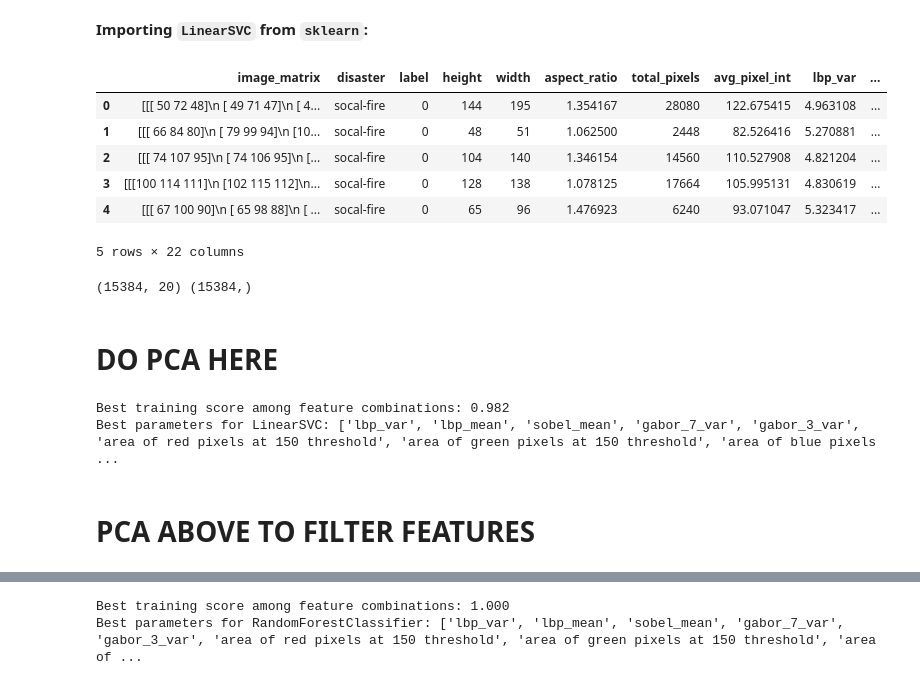
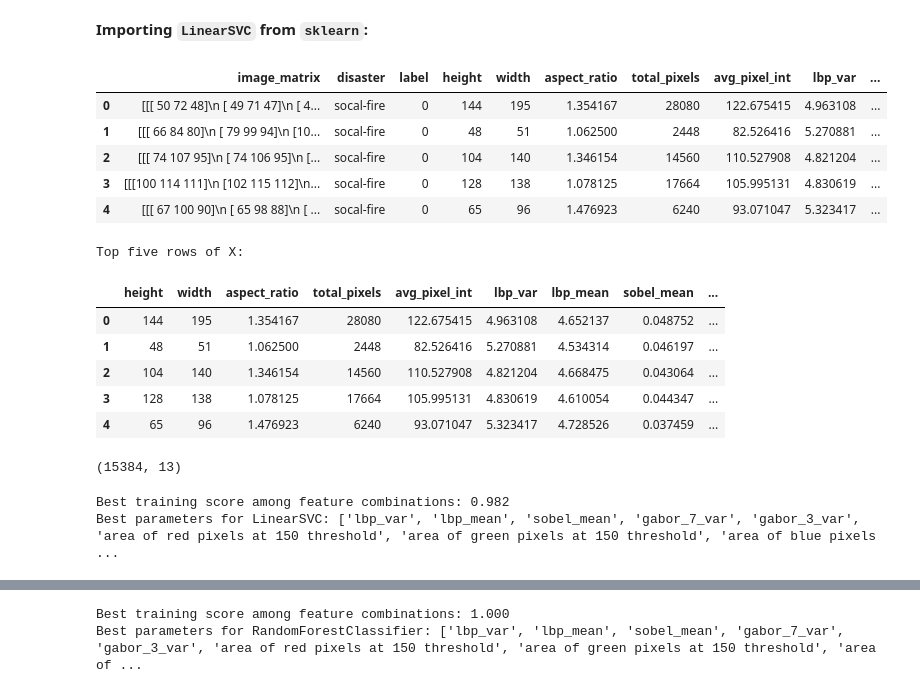
Before and after one commit to saltyjared/natural-disaster-classifier, a Jupyter notebook: 3039556665_3039559824_3039557146/analysis/Data_200_Graduate_Project_Computer_Vision_Task_A.ipynb, the cells around one changed output, grey strips where cells are left out. Drawn from its saved outputs; the diff is of its cells as text; code cells hidden in the pictures.

```diff
--- a/3039556665_3039559824_3039557146/analysis/Data_200_Graduate_Project_Computer_Vision_Task_A.ipynb
+++ b/3039556665_3039559824_3039557146/analysis/Data_200_Graduate_Project_Computer_Vision_Task_A.ipynb
@@ -14,5 +25,6 @@ from sklearn.model_selection import train_test_split
 # %%
 task_A_df = pd.read_csv('../data/task-data/task-A.csv')
+assert(task_A_df.isna().any().all() == False)
 task_A_df.head()
 # %% [output]
 |  | image_matrix | disaster | label | height | width | aspect_ratio | total_pixels | avg_pixel_int | lbp_var | ... |
@@ -21,15 +33,22 @@ task_A_df.head()
 | 2 | [[[ 74 107 95]\n [ 74 106 95]\n [... | socal-fire | 0 | 104 | 140 | 1.346154 | 14560 | 110.527908 | 4.821204 | ... |
 | 3 | [[[100 114 111]\n [102 115 112]\n... | socal-fire | 0 | 128 | 138 | 1.078125 | 17664 | 105.995131 | 4.830619 | ... |
 | 4 | [[[ 67 100 90]\n [ 65 98 88]\n [ ... | socal-fire | 0 | 65 | 96 | 1.476923 | 6240 | 93.071047 | 5.323417 | ... |
-5 rows × 22 columns
 # %%
-X = task_A_df.iloc[:, 2:]
+X = task_A_df.iloc[:, 3:]
 y = task_A_df['disaster'].replace({'midwest-flooding' : 0,
                                  'socal-fire' : 1})
 assert(len(X) == 8380+7004)
 assert(len(y) == 8380+7004)
-print(X.shape, y.shape)
+
+print(f'Top five rows of X:')
+display(X.head())
+print(X.shape)
 # %% [output]
-(15384, 20) (15384,)
+Top five rows of X:
+|  | height | width | aspect_ratio | total_pixels | avg_pixel_int | lbp_var | lbp_mean | sobel_mean | ... |
+| 0 | 144 | 195 | 1.354167 | 28080 | 122.675415 | 4.963108 | 4.652137 | 0.048752 | ... |
+| 1 | 48 | 51 | 1.062500 | 2448 | 82.526416 | 5.270881 | 4.534314 | 0.046197 | ... |
+| 2 | 104 | 140 | 1.346154 | 14560 | 110.527908 | 4.821204 | 4.668475 | 0.043064 | ... |
+| 3 | 128 | 138 | 1.078125 | 17664 | 105.995131 | 4.830619 | 4.610054 | 0.044347 | ... |
+| 4 | 65 | 96 | 1.476923 | 6240 | 93.071047 | 5.323417 | 4.728526 | 0.037459 | ... |
+(15384, 13)
-# %% [markdown]
-# DO PCA HERE
@@ -60,7 +101,5 @@ print(f'Best parameters for LinearSVC: {svc_best_params}')
 # %% [output]
 Best training score among feature combinations: 0.982
 Best parameters for LinearSVC: ['lbp_var', 'lbp_mean', 'sobel_mean', 'gabor_7_var', 'gabor_3_var', 'area of red pixels at 150 threshold', 'area of green pixels at 150 threshold', 'area of blue pixels  ...
-# %% [markdown]
-# PCA ABOVE TO FILTER FEATURES
 # %%
 # LinearSVC Grid Search (runtime: ~1min 20sec)
```
Also changed, not shown: parts of 11 cells of this notebook, 2 other files.
